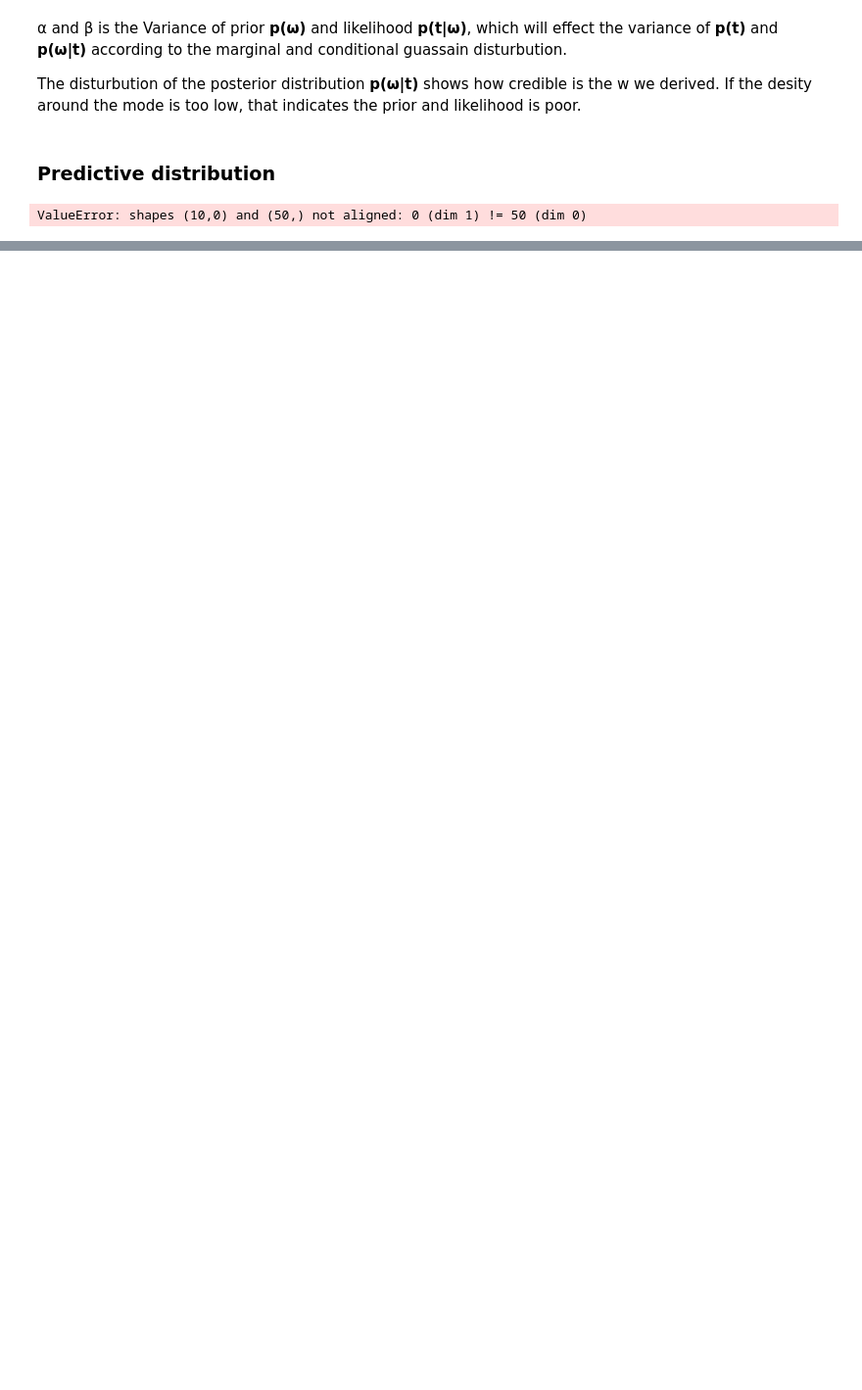
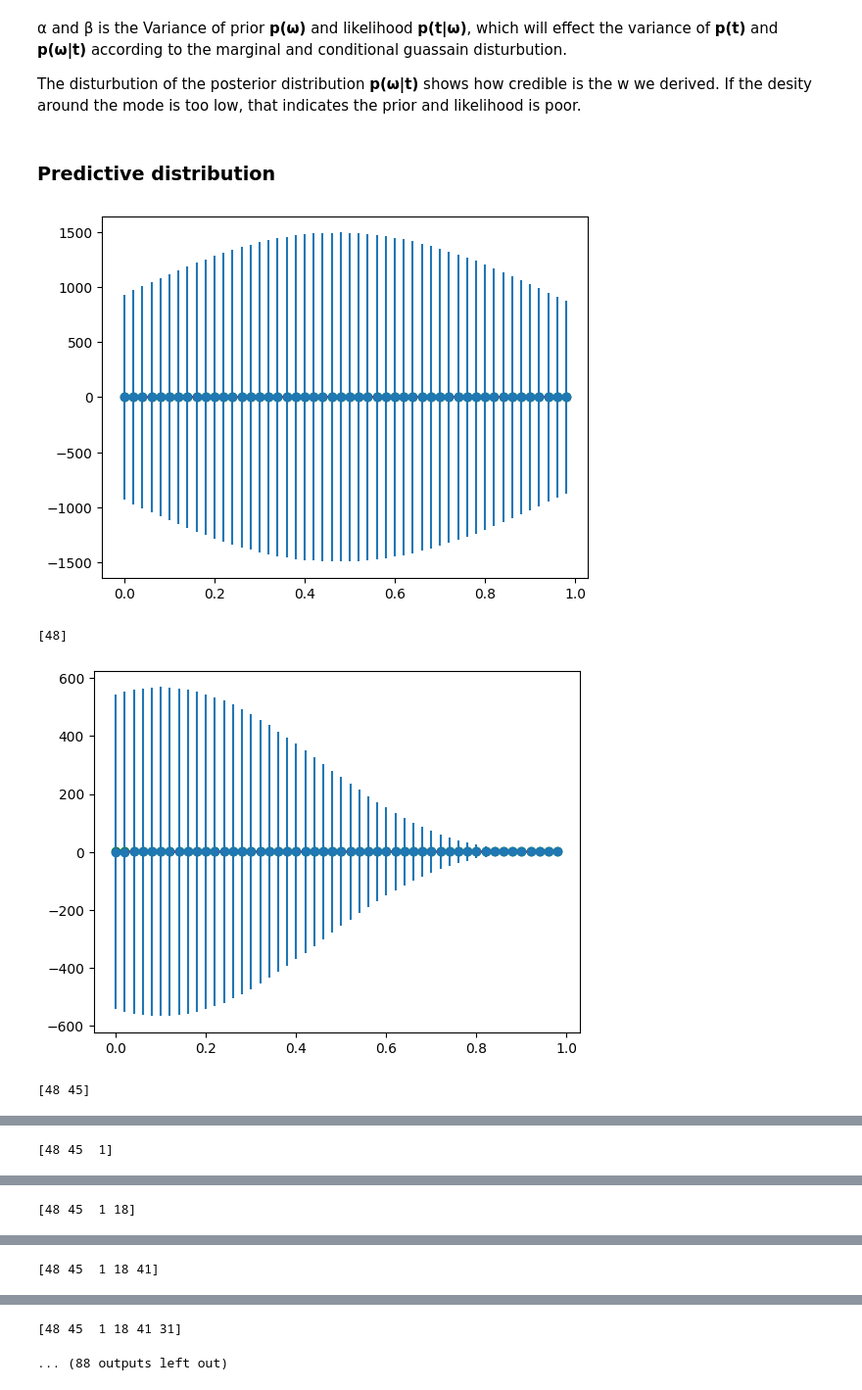
Before and after one commit to SPiCa-P/EE5907, a Jupyter notebook: ca1.ipynb, the cells around one changed output, grey strips where cells are left out. Shown at 98% size. Saved outputs shown, nothing was run; the diff lists cells and outputs as text; code cells hidden in the pictures; blank space fills up the shorter version.

```diff
--- a/ca1.ipynb
+++ b/ca1.ipynb
@@ -320,62 +329,96 @@ The disturbution of the posterior distribution **p(ω|t)** shows how credible is
 # %% [markdown]
 ### Predictive distribution
 # %%
-def predictive_dis(beta, x, snn, Mn, s, M):
-    phi = np.zeros([1,M])
-    n = len(x)
+# predictive distribution
+def predictive_dis(beta, x, snn, Mn, s, M, n) -> list:
+    N = len(x)
+    phi = np.zeros([N,M])
+    sx = np.zeros(50) # variance of t*
+    Mx = np.zeros(50) # mean of t*
+
 
     for m in range(M):
         mu = m / M
-        phi[:, m] = np.vectorize(guassian_basis(x, mu ,s))
+        phi[:, m] = np.vectorize(guassian_basis)(x, mu ,s)
 
-    sx = 1.0/beta + phi.dot(snn[n-1]).dot(phi)
-    Mx = np.dot(Mn[n,:], phi)
+    for nn in range(N):
+        sx[nn] = 1.0/beta + np.dot(np.dot(phi[nn, :], snn[n]), phi[nn, :].T)
+        Mx[nn] = np.dot(Mn[:,n].T, phi[nn, :].T)
+
     return sx, Mx
 
+# sequence learning
 def sequence_learning(x, y ,alpha, beta, s, M):
     N = len(x)
-    ssn = np.zeros([N, M, M])
+    ssn = np.zeros([N+1, M, M])
     ssn[0, :, :] = linalg.inv(alpha * np.identity(M))
-    Mn = np.zeros([M, N])
+    Mn = np.zeros([M, N+1])
 
     for n in range(N):
 
         xn = np.zeros(n+1)
-        xn = x[:n+1]
-        phi = np.zeros([n,M])
+        xn = x[0:n+1]
+        phi = np.zeros([n+1,M])
 
         for m in range(M):
             mu = m / M
             phi[:, m] = np.vectorize(guassian_basis)(xn, mu ,s)
 
         issn = linalg.solve(ssn[n,: ,:], np.identity(M)) + beta * np.dot(phi.T, phi)
         ssn[n+1,: ,:] = linalg.solve(issn, np.identity(M))
-        tmp = np.dot(linalg.solve(ssn[n, :, :], np.identity(M)), Mn[:, n]) + beta * np.dot(phi.T,y)
-        Mn[M, n+1] = ssn[n+1].dot()
+
+        tmp = np.dot(linalg.solve(ssn[n, :, :], np.identity(M)), Mn[:, n]) + beta * np.dot(phi.T, y[:n+1])
+        Mn[:, n+1] = np.dot(ssn[n+1], tmp)
 
     return ssn, Mn
 
-def predictive_plot(x, y , s, alpha, beta, M):
+# plot the predictive dist. one by one
+def predictive_plot(x, y , s, alpha, beta, M) -> list:
     x_new = np.zeros(50)
     y_new = np.zeros(50)
     li = np.arange(50)
     random.shuffle(li)
     pi = 0
+    N = len(x)
+    sx = np.zeros(50)
+    Mx = np.zeros(50)
+
+
     for i in li:
         x_new[pi] = x[i]
         y_new[pi] = y[i]
         pi = pi + 1
 
     [ssn, Mn] = sequence_learning(x_new, y_new, alpha, beta, s, M)
 
-    [sx, Mx] = predictive_dis(beta, x_new, ssn, Mn, s, M)
+    for n in range(50):
+#    for n in [50]:
+        [sx, Mx] = predictive_dis(beta, x_noise, ssn, Mn, s, M, n)
 
-    return sx, Mx
 
-s = 1
+        # plot
+        plt.figure(n+1)
+        plt.plot(x_new, y_new, 'go')
+        # plt.plot(x_noise, Mx, 'bo')
+        plt.plot(x_noise, Mx, 'blue')
+        plt.errorbar(x_noise, Mx, sx ,fmt="o")
+        plt.plot(x_curve, y_curve, 'red')
+        plt.show()
+        print(li[:n+1])
+
+
+    return sx, Mx, ssn, Mn
+
+s = 0.5
 alpha = 0.01
-beta = 1
-M2 = 10
-[sx, Mx] = predictive_plot(x_noise, y_noise, s, alpha, beta, M2)
+beta = 20
+M2 = 20
+sx = np.zeros(50)
+Mx = np.zeros(50)
+
+[sx, Mx, ssn_2, Mn_2] = predictive_plot(x_noise, y_noise, s, alpha, beta, M2)
 # %% [output]
+[figure, added]
-ValueError: shapes (10,0) and (50,) not aligned: 0 (dim 1) != 50 (dim 0)
+[48]
+[figure, added]
+[48 45]
@@ -381,0 +426 @@ ValueError: shapes (10,0) and (50,) not aligned: 0 (dim 1) != 50 (dim 0)
+[48 45  1]
@@ -381,0 +428 @@ ValueError: shapes (10,0) and (50,) not aligned: 0 (dim 1) != 50 (dim 0)
+[48 45  1 18]
@@ -381,0 +430 @@ ValueError: shapes (10,0) and (50,) not aligned: 0 (dim 1) != 50 (dim 0)
+[48 45  1 18 41]
@@ -381,0 +432,2 @@ ValueError: shapes (10,0) and (50,) not aligned: 0 (dim 1) != 50 (dim 0)
+[48 45  1 18 41 31]
+... (88 outputs left out)
```
Also changed, not shown: parts of 10 cells of this notebook, 1 other file.
